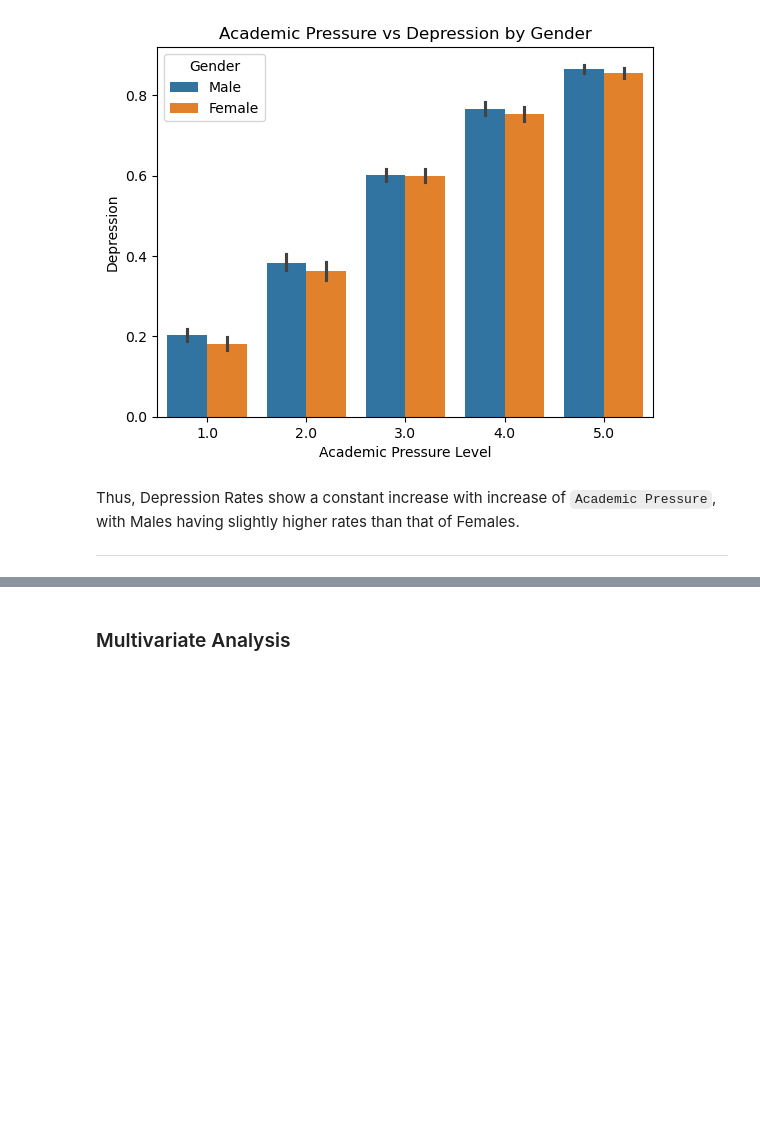
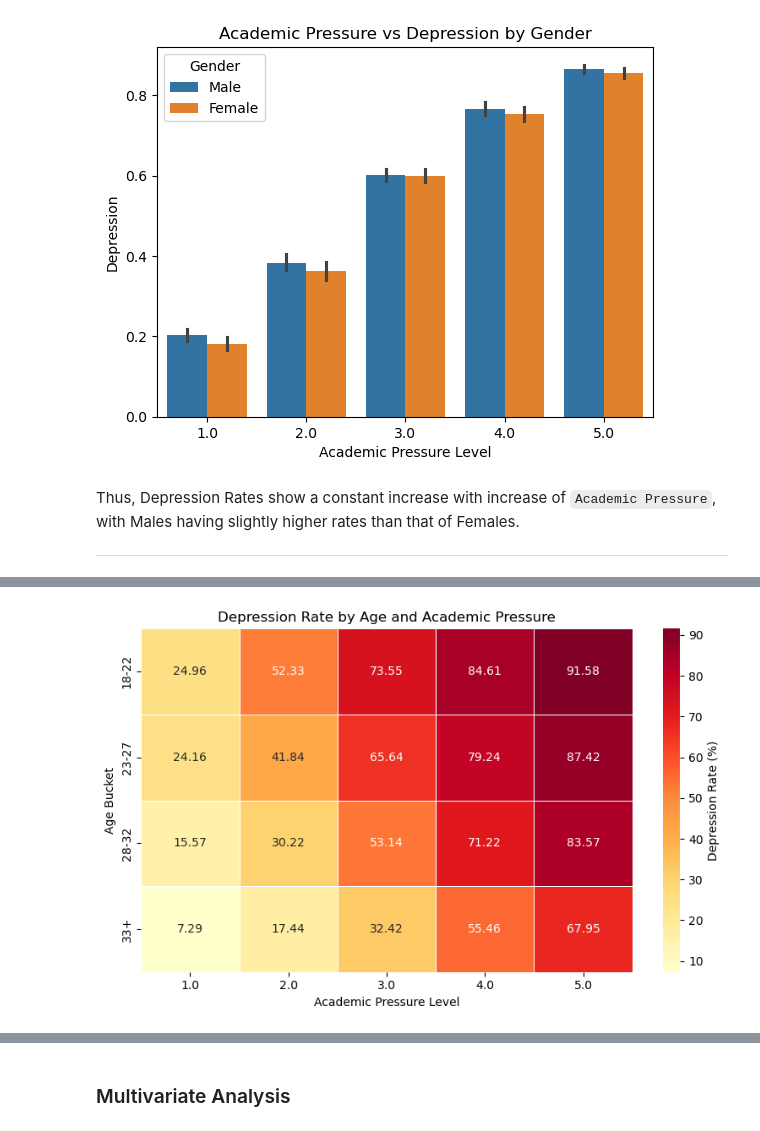
Before and after one commit to Siddharth-Saravanan/Student_Depression_Analysis_and_Prediction_using_Machine_Learning, a Jupyter notebook: student_depression_prediction.ipynb, the cells around one changed output, grey strips where cells are left out. Saved outputs shown, nothing was run; the diff lists cells and outputs as text; code cells hidden in the pictures; blank space fills up the shorter version.

```diff
--- a/student_depression_prediction.ipynb
+++ b/student_depression_prediction.ipynb
@@ -920,0 +937,10 @@ age_fin_depr.head()
+# %%
+# Pivoting the DataFrame for Heatmap
+age_acd_pivot = age_acd_depr.pivot_table(
+    index='Age Bucket',
+    columns='Academic Pressure',
+    values='Depression Rate (%)',
+    fill_value=0,
+    observed=False
+)
+age_acd_pivot
@@ -920,0 +954,10 @@ age_fin_depr.head()
+# %%
+# Plot heatmap
+plt.figure(figsize=(8, 5))
+sns.heatmap(age_acd_pivot, annot=True, fmt=".2f", cmap="YlOrRd", cbar_kws={'label': 'Depression Rate (%)'}, linewidths=.5)
+plt.title("Depression Rate by Age and Academic Pressure")
+plt.ylabel("Age Bucket")
+plt.xlabel("Academic Pressure Level")
+plt.tight_layout()
+# %% [output]
+[figure, added]
```
Also changed, not shown: parts of 14 cells of this notebook.
